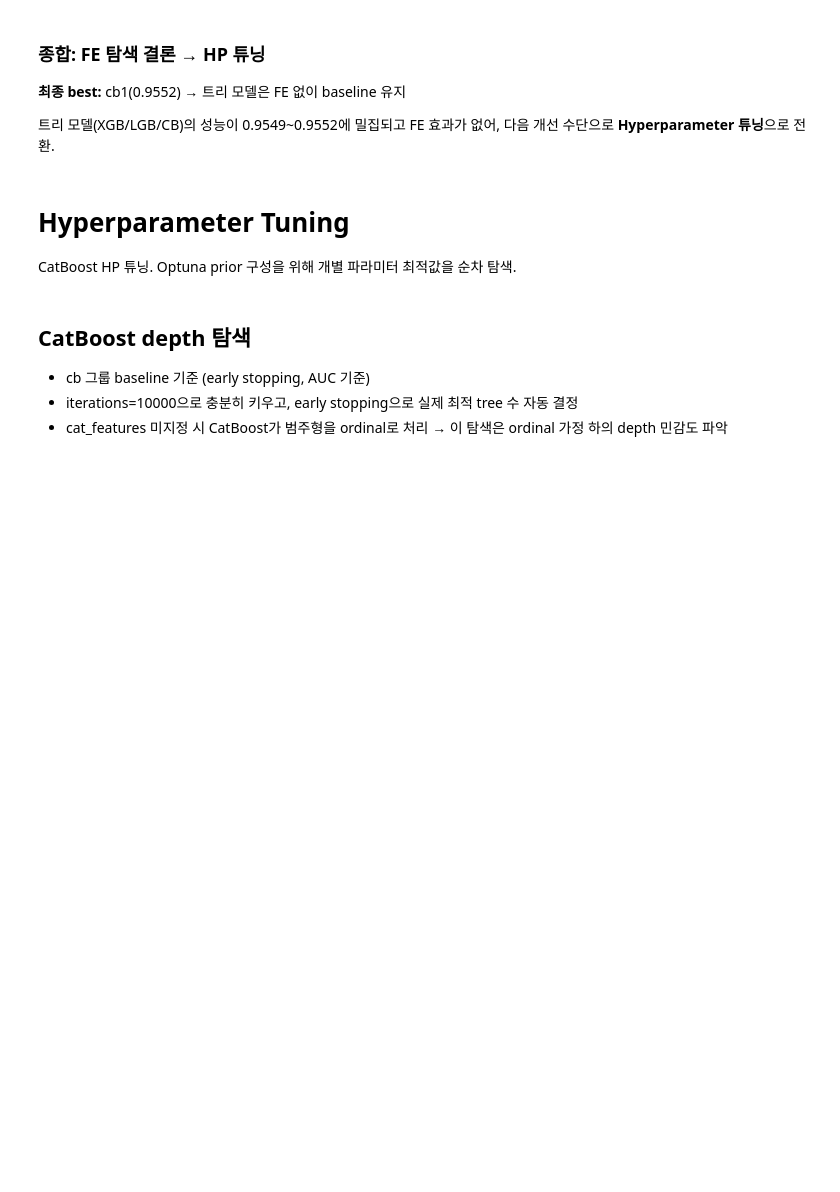
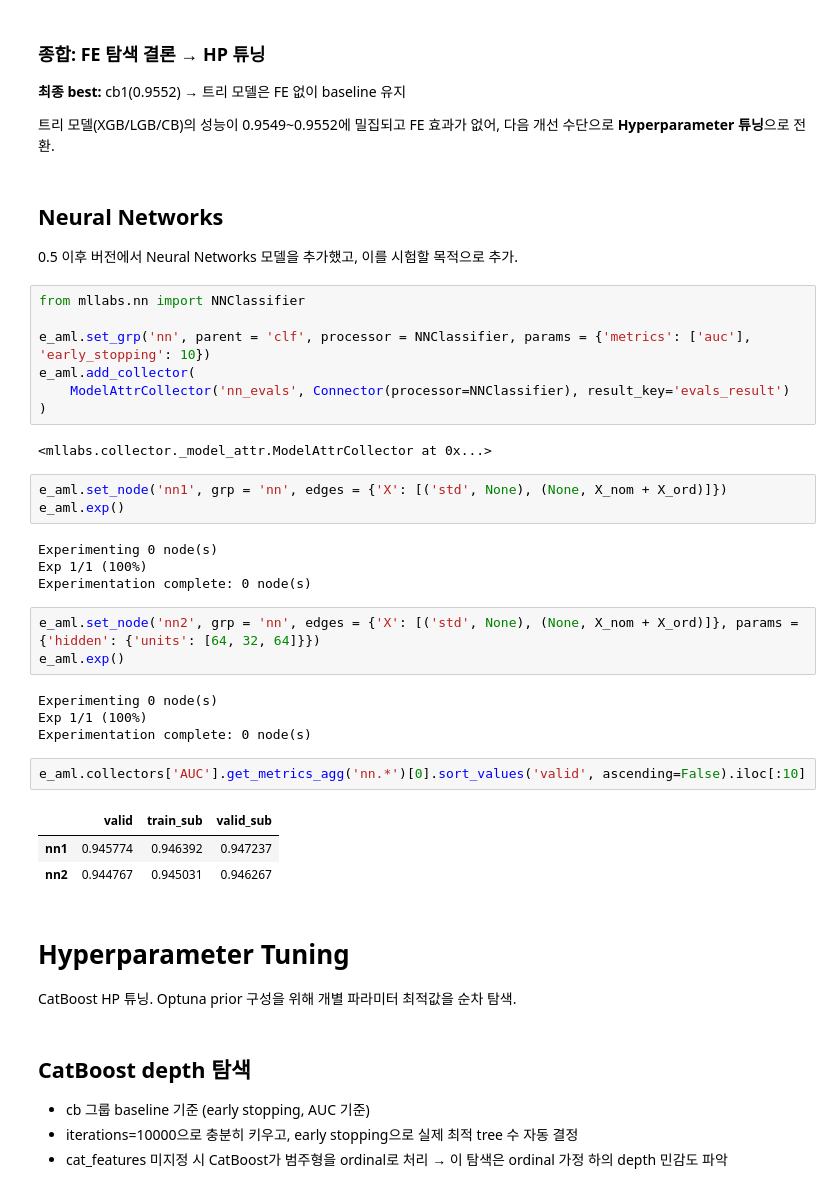
Before and after one commit to sunkusun9/ml-labs, a Jupyter notebook: examples/kaggle_s6e2/Heart.ipynb, the cells around one changed output. Drawn from its saved outputs; the diff is of its cells as text; blank space fills up the shorter version.

```diff
--- a/examples/kaggle_s6e2/Heart.ipynb
+++ b/examples/kaggle_s6e2/Heart.ipynb
@@ -1699,6 +1709,39 @@ e_aml.collectors['AUC'].get_metrics_agg()[0].sort_values('valid', ascending=Fals
 
 트리 모델(XGB/LGB/CB)의 성능이 0.9549~0.9552에 밀집되고 FE 효과가 없어,
 다음 개선 수단으로 **Hyperparameter 튜닝**으로 전환.
+# %% [markdown]
+## Neural Networks
+
+0.5 이후 버전에서 Neural Networks 모델을 추가했고, 이를 시험할 목적으로 추가.
+# %%
+from mllabs.nn import NNClassifier
+
+e_aml.set_grp('nn', parent = 'clf', processor = NNClassifier, params = {'metrics': ['auc'], 'early_stopping': 10})
+e_aml.add_collector(
+    ModelAttrCollector('nn_evals', Connector(processor=NNClassifier), result_key='evals_result')
+)
+# %% [output]
+<mllabs.collector._model_attr.ModelAttrCollector at 0x...>
+# %%
+e_aml.set_node('nn1', grp = 'nn', edges = {'X': [('std', None), (None, X_nom + X_ord)]})
+e_aml.exp()
+# %% [output]
+Experimenting 0 node(s)
+Exp 1/1 (100%)
+Experimentation complete: 0 node(s)
+# %%
+e_aml.set_node('nn2', grp = 'nn', edges = {'X': [('std', None), (None, X_nom + X_ord)]}, params = {'hidden': {'units': [64, 32, 64]}})
+e_aml.exp()
+# %% [output]
+Experimenting 0 node(s)
+Exp 1/1 (100%)
+Experimentation complete: 0 node(s)
+# %%
+e_aml.collectors['AUC'].get_metrics_agg('nn.*')[0].sort_values('valid', ascending=False).iloc[:10]
+# %% [output]
+|  | valid | train_sub | valid_sub |
+| nn1 | 0.945774 | 0.946392 | 0.947237 |
+| nn2 | 0.944767 | 0.945031 | 0.946267 |
 # %% [markdown]
 # Hyperparameter Tuning
 
```
Also changed, not shown: parts of 28 cells of this notebook, 4 other files.
